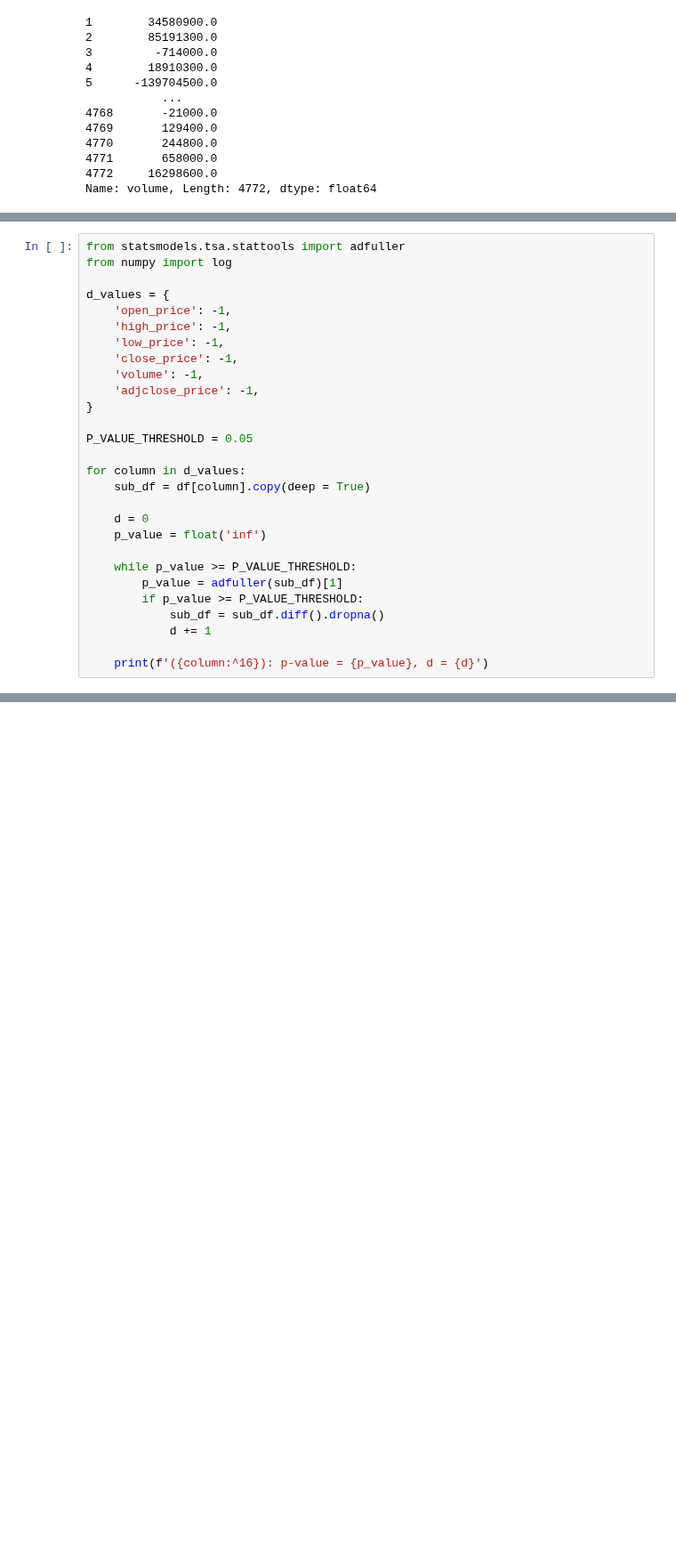
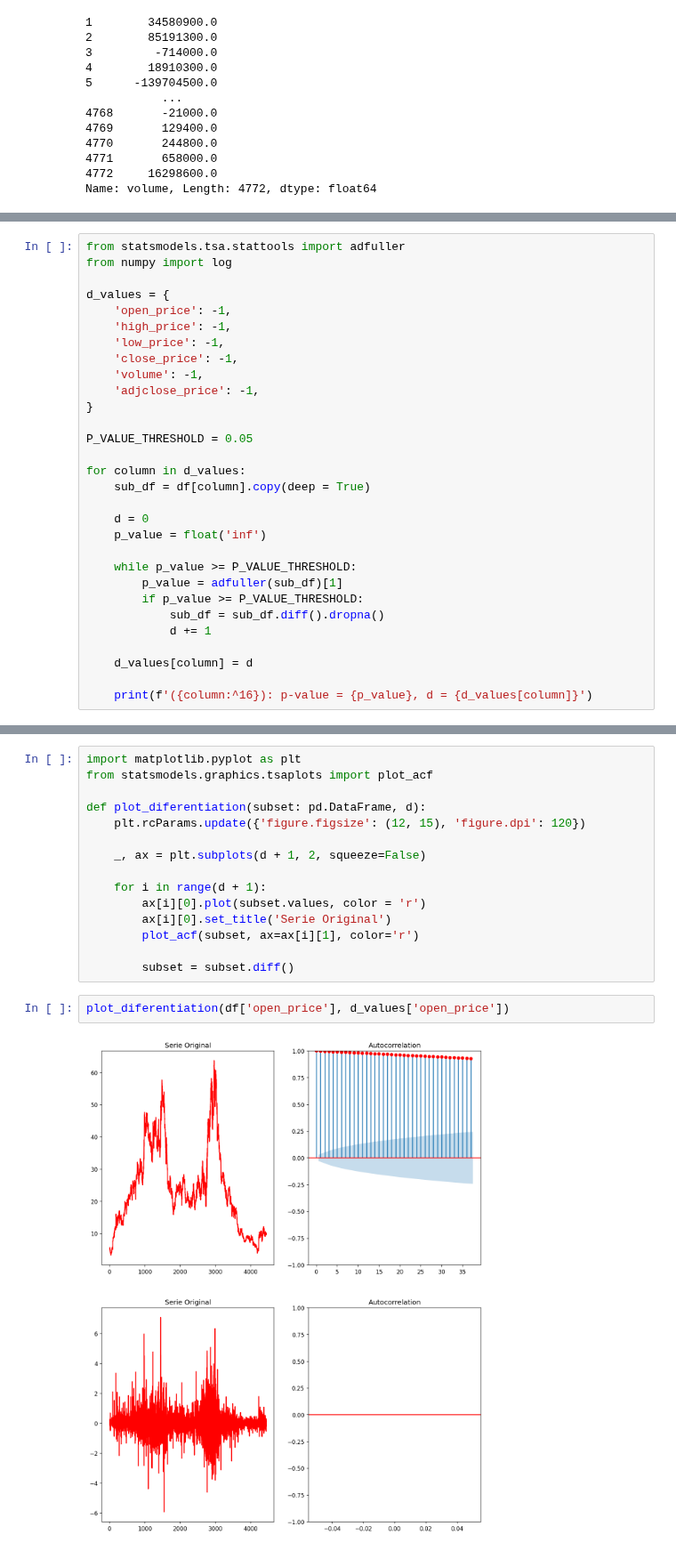
Before and after one commit to alu0101351773/TAAD_practicas, a Jupyter notebook: src/time_series.ipynb, the cells around one changed output, grey strips where cells are left out. Shown at 89% size. Drawn from its saved outputs; the diff is of its cells as text; blank space fills up the shorter version.

```diff
--- a/src/time_series.ipynb
+++ b/src/time_series.ipynb
@@ -99,5 +110,7 @@ for column in d_values:
             sub_df = sub_df.diff().dropna()
             d += 1
 
-    print(f'({column:^16}): p-value = {p_value}, d = {d}')
+    d_values[column] = d
+
+    print(f'({column:^16}): p-value = {p_value}, d = {d_values[column]}')
 # %% [output]
@@ -109,0 +123,19 @@ for column in d_values:
+# %%
+import matplotlib.pyplot as plt
+from statsmodels.graphics.tsaplots import plot_acf
+
+def plot_diferentiation(subset: pd.DataFrame, d):
+    plt.rcParams.update({'figure.figsize': (12, 15), 'figure.dpi': 120})
+
+    _, ax = plt.subplots(d + 1, 2, squeeze=False)
+
+    for i in range(d + 1):
+        ax[i][0].plot(subset.values, color = 'r')
+        ax[i][0].set_title('Serie Original')
+        plot_acf(subset, ax=ax[i][1], color='r')
+
+        subset = subset.diff()
+# %%
+plot_diferentiation(df['open_price'], d_values['open_price'])
+# %% [output]
+[figure, added]
```
Also changed, not shown: parts of 12 cells of this notebook.
